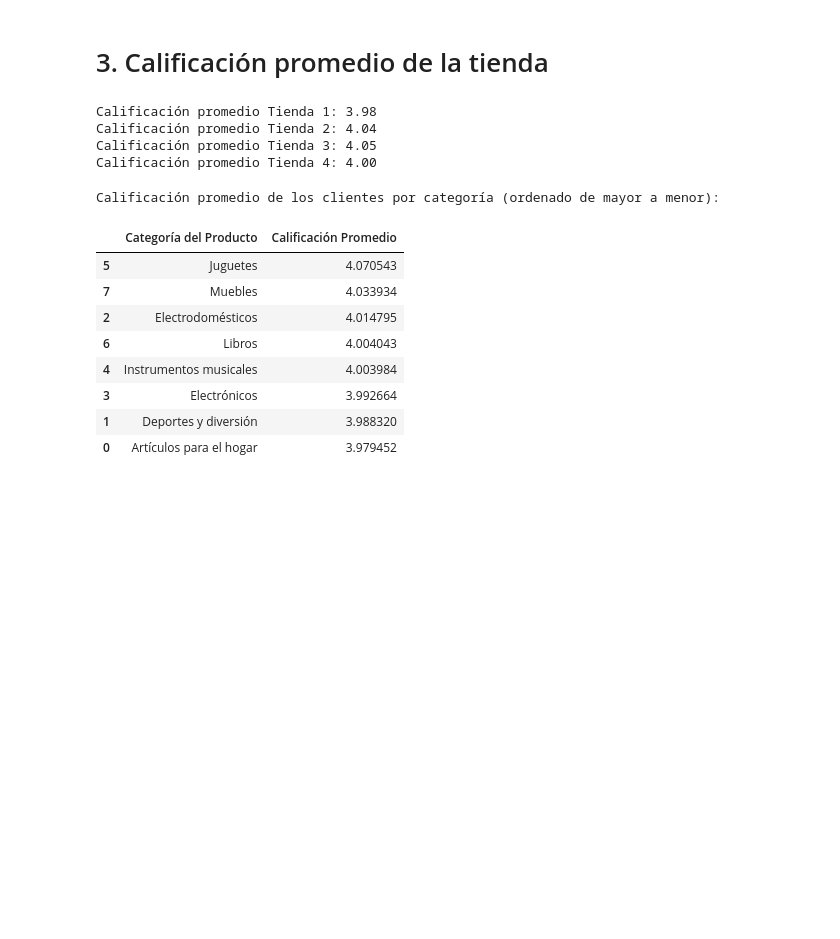
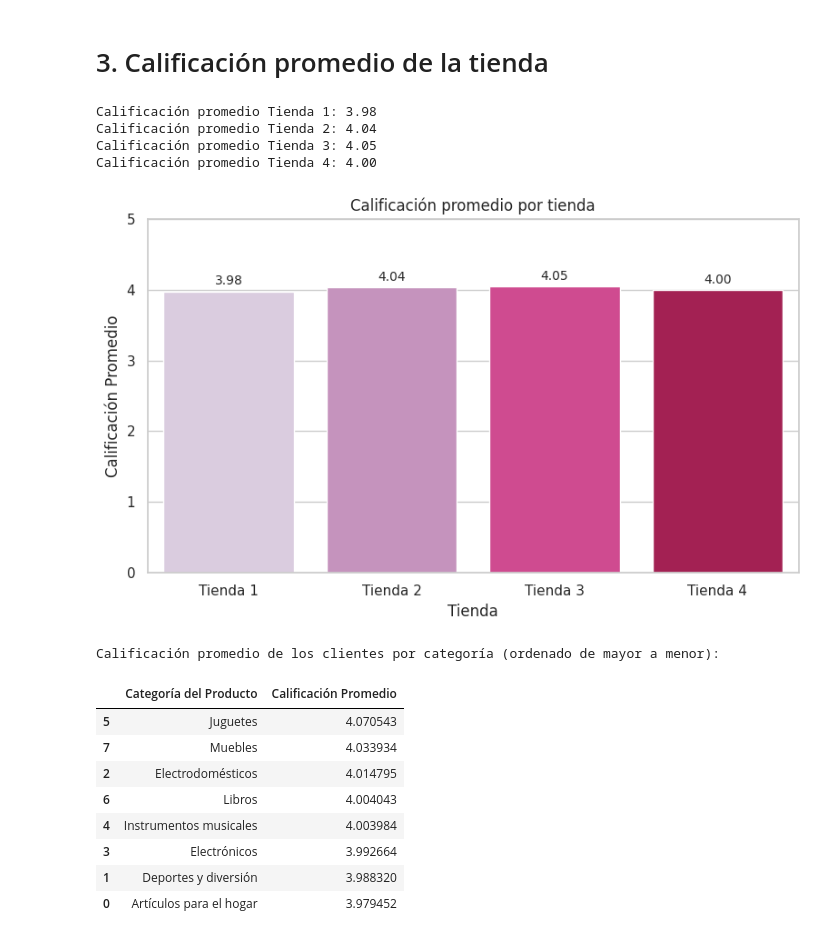
Before and after one commit to Mj-Novoa/challenge1-data-science-latam, a Jupyter notebook: AluraStoreLatam.ipynb, the cells around one changed output. Cells and saved outputs as stored; diff of their text form; code cells hidden in the pictures; blank space fills up the shorter version.

```diff
--- a/AluraStoreLatam.ipynb
+++ b/AluraStoreLatam.ipynb
@@ -154,6 +154,61 @@ Calificación promedio Tienda 1: 3.98
 Calificación promedio Tienda 2: 4.04
 Calificación promedio Tienda 3: 4.05
 Calificación promedio Tienda 4: 4.00
+# %%
+import matplotlib.pyplot as plt
+import seaborn as sns
+import pandas as pd
+
+
+url = "https://raw.githubusercontent.com/alura-es-cursos/challenge1-data-science-latam/refs/heads/main/base-de-datos-challenge1-latam/tienda_1%20.csv"
+url2 = "https://raw.githubusercontent.com/alura-es-cursos/challenge1-data-science-latam/refs/heads/main/base-de-datos-challenge1-latam/tienda_2.csv"
+url3 = "https://raw.githubusercontent.com/alura-es-cursos/challenge1-data-science-latam/refs/heads/main/base-de-datos-challenge1-latam/tienda_3.csv"
+url4 = "https://raw.githubusercontent.com/alura-es-cursos/challenge1-data-science-latam/refs/heads/main/base-de-datos-challenge1-latam/tienda_4.csv"
+
+tienda = pd.read_csv(url)
+tienda2 = pd.read_csv(url2)
+tienda3 = pd.read_csv(url3)
+tienda4 = pd.read_csv(url4)
+
+
+
+calificaciones = {
+    'Tienda 1': tienda['Calificación'].mean(),
+    'Tienda 2': tienda2['Calificación'].mean(),
+    'Tienda 3': tienda3['Calificación'].mean(),
+    'Tienda 4': tienda4['Calificación'].mean()
+}
+
+# Crear DataFrame para graficar
+df_calificaciones = pd.DataFrame(list(calificaciones.items()), columns=['Tienda', 'Calificación Promedio'])
+
+# Estilo visual
+sns.set(style="whitegrid")
+plt.figure(figsize=(8, 5))
+
+# Gráfico de barras
+ax = sns.barplot(
+    data=df_calificaciones,
+    x='Tienda',
+    y='Calificación Promedio',
+    hue='Tienda',
+    palette='PuRd',
+    legend=False
+)
+
+# Añadir etiquetas numéricas arriba de cada barra
+for container in ax.containers:
+    ax.bar_label(container, fmt='%.2f', fontsize=10, padding=3)
+
+# Ajustes finales
+plt.ylim(0, 5)
+plt.title('Calificación promedio por tienda')
+plt.ylabel('Calificación Promedio')
+plt.xlabel('Tienda')
+plt.tight_layout()
+plt.show()
+# %% [output]
+[figure, added]
 # %%
 calificacion_promedio_por_categoria = tiendas_unificadas.groupby('Categoría del Producto')['Calificación'].mean().reset_index()
 calificacion_promedio_por_categoria = calificacion_promedio_por_categoria.rename(columns={'Calificación': 'Calificación Promedio'})
```
Also changed, not shown: parts of 3 cells of this notebook.
